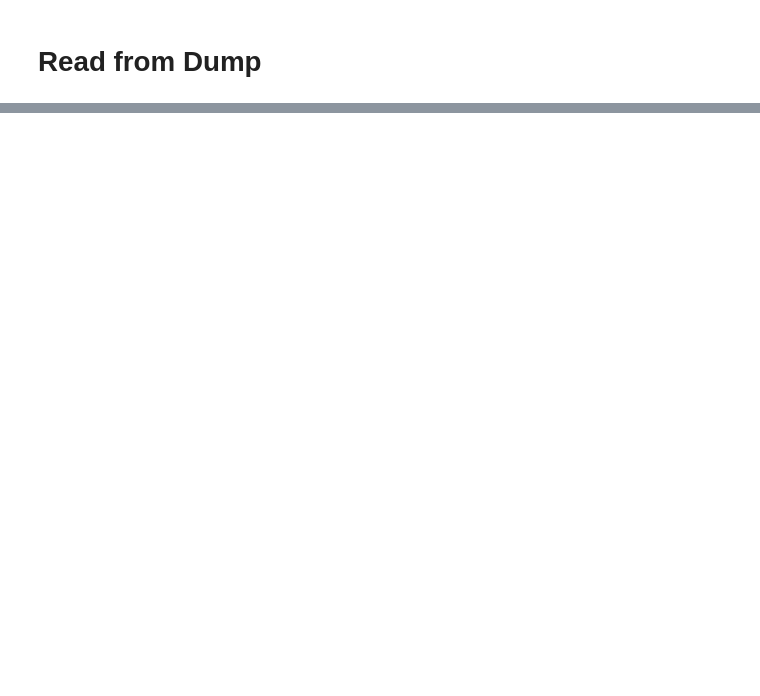
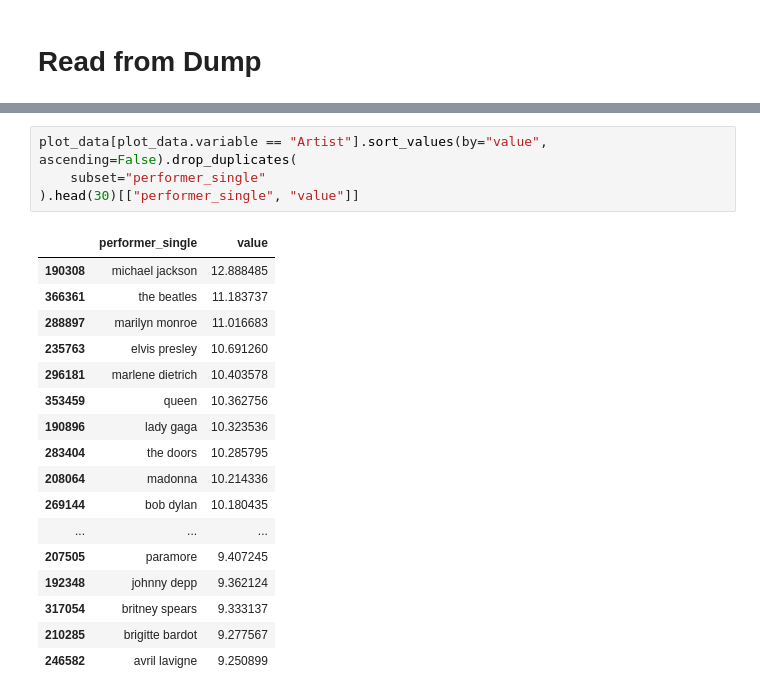
Before and after one commit to progsi/YTUnCoverLLM, a Jupyter notebook: notebooks/wikidata.ipynb, the cells around one changed output, grey strips where cells are left out. Drawn from its saved outputs; the diff is of its cells as text; blank space fills up the shorter version.

```diff
--- a/notebooks/wikidata.ipynb
+++ b/notebooks/wikidata.ipynb
@@ -118,0 +152,22 @@ See the caveats in the documentation: https://pandas.pydata.org/pandas-docs/stab
+# %%
+plot_data[plot_data.variable == "Artist"].sort_values(by="value", ascending=False).drop_duplicates(
+    subset="performer_single"
+).head(30)[["performer_single", "value"]]
+# %% [output]
+|  | performer_single | value |
+| 190308 | michael jackson | 12.888485 |
+| 366361 | the beatles | 11.183737 |
+| 288897 | marilyn monroe | 11.016683 |
+| 235763 | elvis presley | 10.691260 |
+| 296181 | marlene dietrich | 10.403578 |
+| 353459 | queen | 10.362756 |
+| 190896 | lady gaga | 10.323536 |
+| 283404 | the doors | 10.285795 |
+| 208064 | madonna | 10.214336 |
+| 269144 | bob dylan | 10.180435 |
+| ... | ... | ... |
+| 207505 | paramore | 9.407245 |
+| 192348 | johnny depp | 9.362124 |
+| 317054 | britney spears | 9.333137 |
+| 210285 | brigitte bardot | 9.277567 |
+| 246582 | avril lavigne | 9.250899 |
```
Also changed, not shown: parts of 21 cells of this notebook, 1 other file.
